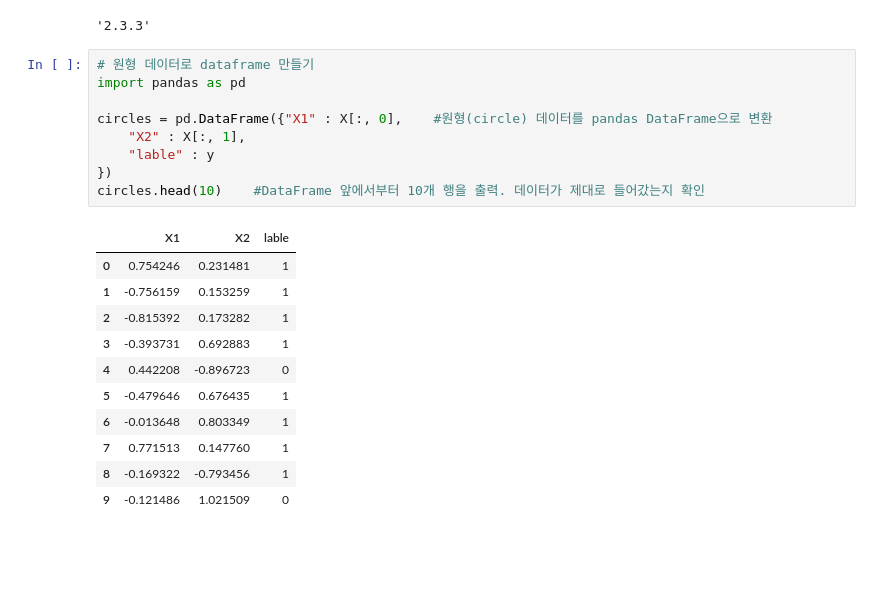
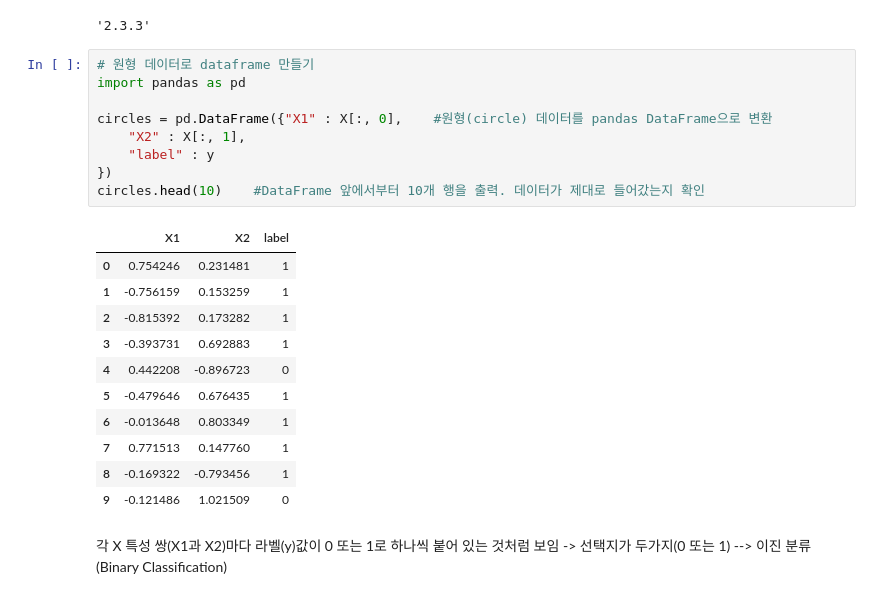
Before and after one commit to 0428choiyoonseo/pytorch-practice, a Jupyter notebook: day_4.ipynb, the cells around one changed output. Drawn from its saved outputs; the diff is of its cells as text; blank space fills up the shorter version.

```diff
--- a/day_4.ipynb
+++ b/day_4.ipynb
@@ -106,14 +105,14 @@ pd.__version__
 # %%
 # 원형 데이터로 dataframe 만들기
 import pandas as pd
 
 circles = pd.DataFrame({"X1" : X[:, 0],    #원형(circle) 데이터를 pandas DataFrame으로 변환
     "X2" : X[:, 1],
-    "lable" : y
+    "label" : y
 })
 circles.head(10)    #DataFrame 앞에서부터 10개 행을 출력. 데이터가 제대로 들어갔는지 확인
 # %% [output]
-|  | X1 | X2 | lable |
+|  | X1 | X2 | label |
 | 0 | 0.754246 | 0.231481 | 1 |
 | 1 | -0.756159 | 0.153259 | 1 |
 | 2 | -0.815392 | 0.173282 | 1 |
@@ -124,3 +123,7 @@ circles.head(10)    #DataFrame 앞에서부터 10개 행을 출력. 데이터가
 | 7 | 0.771513 | 0.147760 | 1 |
 | 8 | -0.169322 | -0.793456 | 1 |
 | 9 | -0.121486 | 1.021509 | 0 |
+# %% [markdown]
+각 X 특성 쌍(X1과 X2)마다 라벨(y)값이 0 또는 1로 하나씩 붙어 있는 것처럼 보임
+-> 선택지가 두가지(0 또는 1)
+--> 이진 분류(Binary Classification)
```
Also changed, not shown: parts of 64 cells of this notebook, 2 other files.
